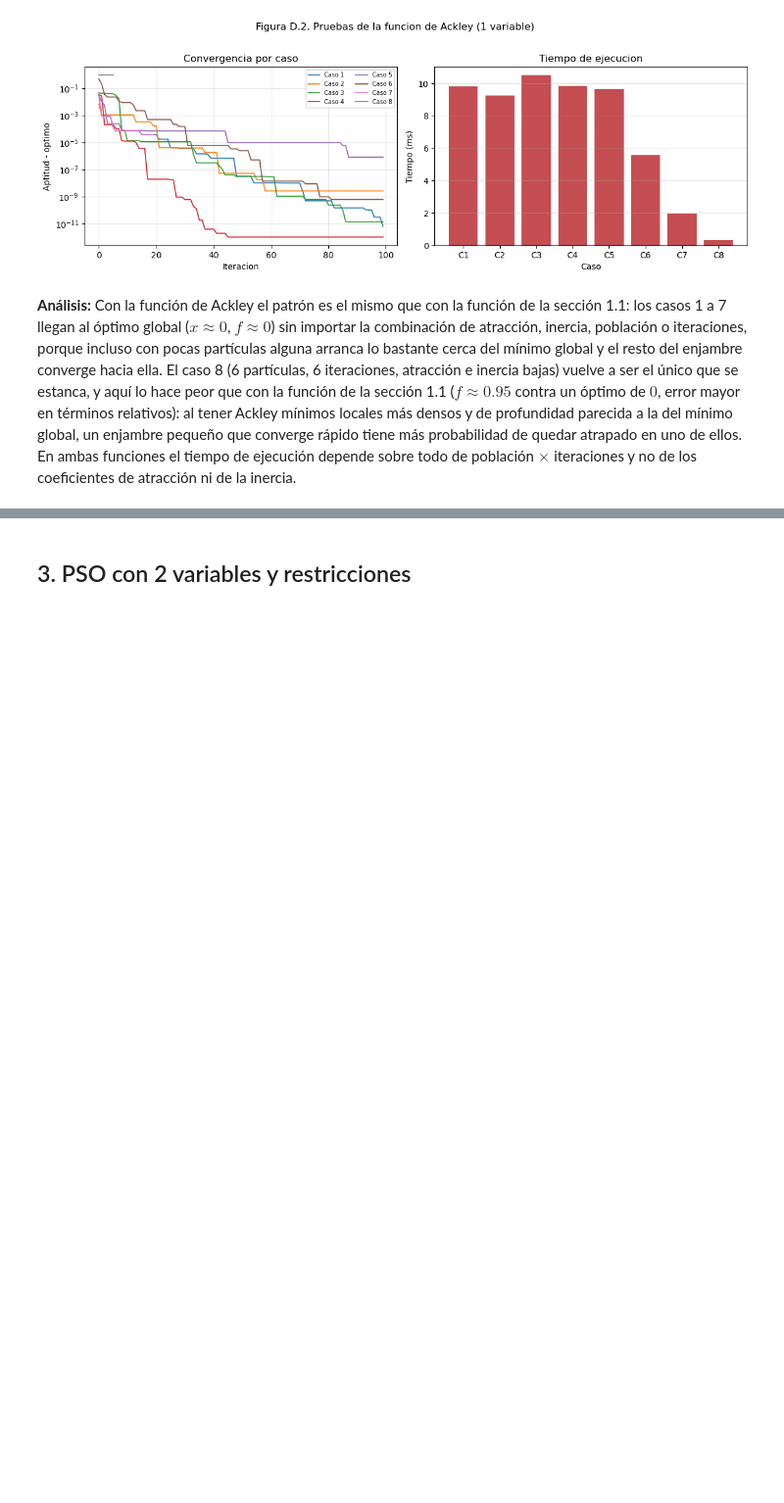
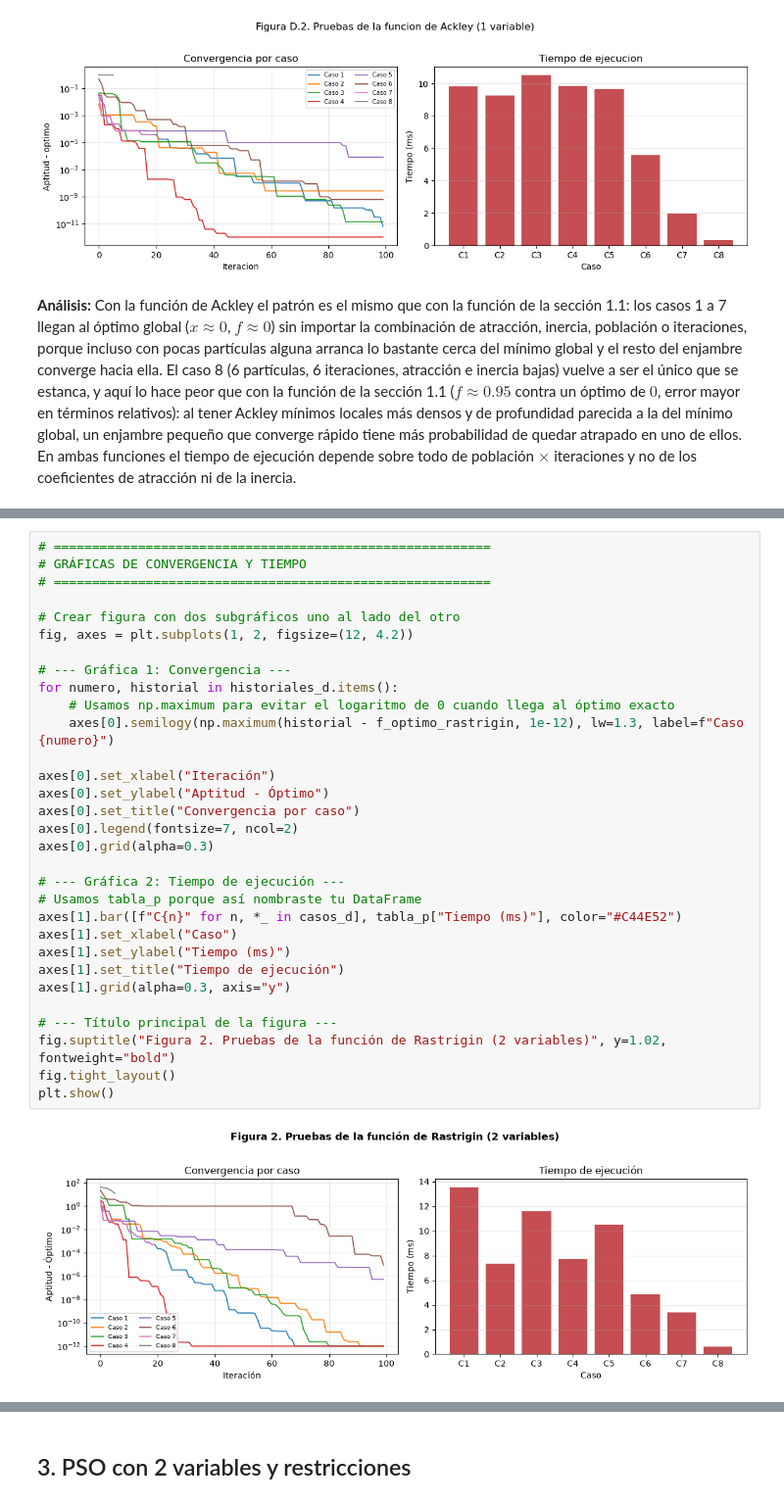
Before and after one commit to DayanniGodoy/MIA, a Jupyter notebook: Tarea3_MIA.ipynb, the cells around one changed output, grey strips where cells are left out. Shown at 98% size. Cells and saved outputs as stored; diff of their text form; blank space fills up the shorter version.

```diff
--- a/Tarea3_MIA.ipynb
+++ b/Tarea3_MIA.ipynb
@@ -481,0 +919,33 @@ atracción ni de la inercia.
+# %%
+# =========================================================
+# GRÁFICAS DE CONVERGENCIA Y TIEMPO
+# =========================================================
+
+# Crear figura con dos subgráficos uno al lado del otro
+fig, axes = plt.subplots(1, 2, figsize=(12, 4.2))
+
+# --- Gráfica 1: Convergencia ---
+for numero, historial in historiales_d.items():
+    # Usamos np.maximum para evitar el logaritmo de 0 cuando llega al óptimo exacto
+    axes[0].semilogy(np.maximum(historial - f_optimo_rastrigin, 1e-12), lw=1.3, label=f"Caso {numero}")
+
+axes[0].set_xlabel("Iteración")
+axes[0].set_ylabel("Aptitud - Óptimo")
+axes[0].set_title("Convergencia por caso")
+axes[0].legend(fontsize=7, ncol=2)
+axes[0].grid(alpha=0.3)
+
+# --- Gráfica 2: Tiempo de ejecución ---
+# Usamos tabla_p porque así nombraste tu DataFrame
+axes[1].bar([f"C{n}" for n, *_ in casos_d], tabla_p["Tiempo (ms)"], color="#C44E52")
+axes[1].set_xlabel("Caso")
+axes[1].set_ylabel("Tiempo (ms)")
+axes[1].set_title("Tiempo de ejecución")
+axes[1].grid(alpha=0.3, axis="y")
+
+# --- Título principal de la figura ---
+fig.suptitle("Figura 2. Pruebas de la función de Rastrigin (2 variables)", y=1.02, fontweight="bold")
+fig.tight_layout()
+plt.show()
+# %% [output]
+[figure, added]
```
Also changed, not shown: parts of 7 cells of this notebook.
